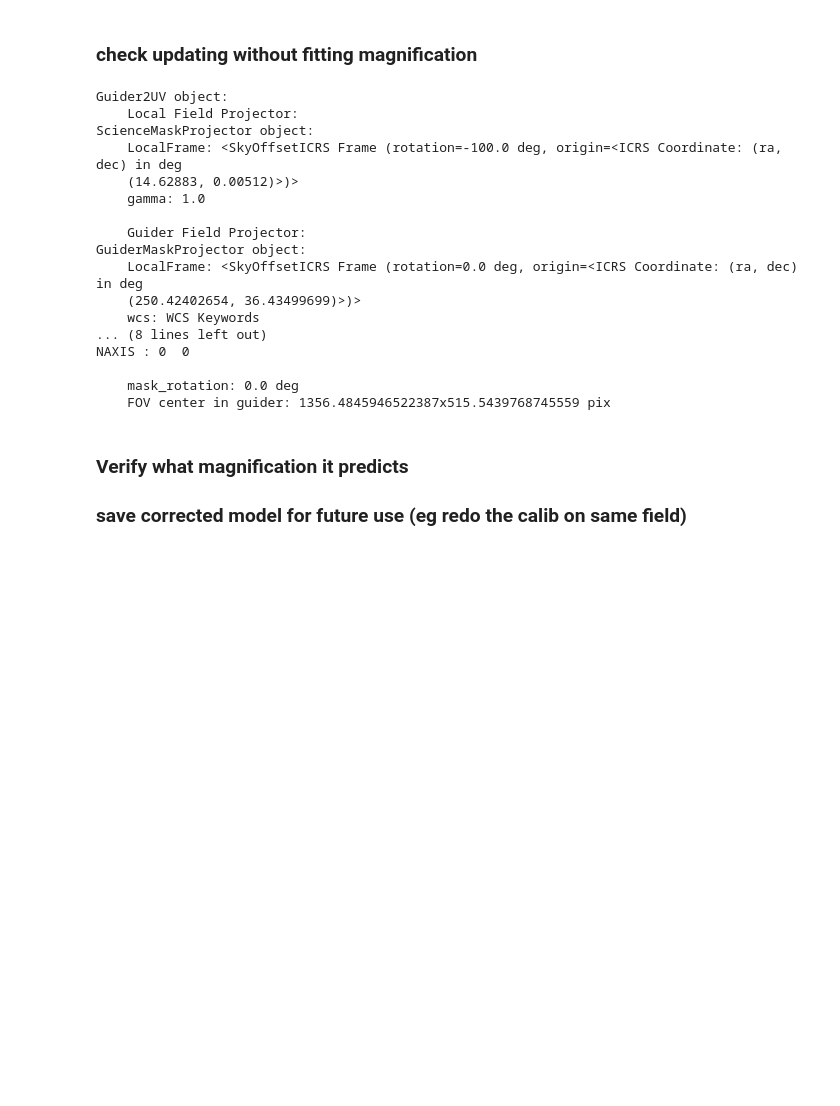
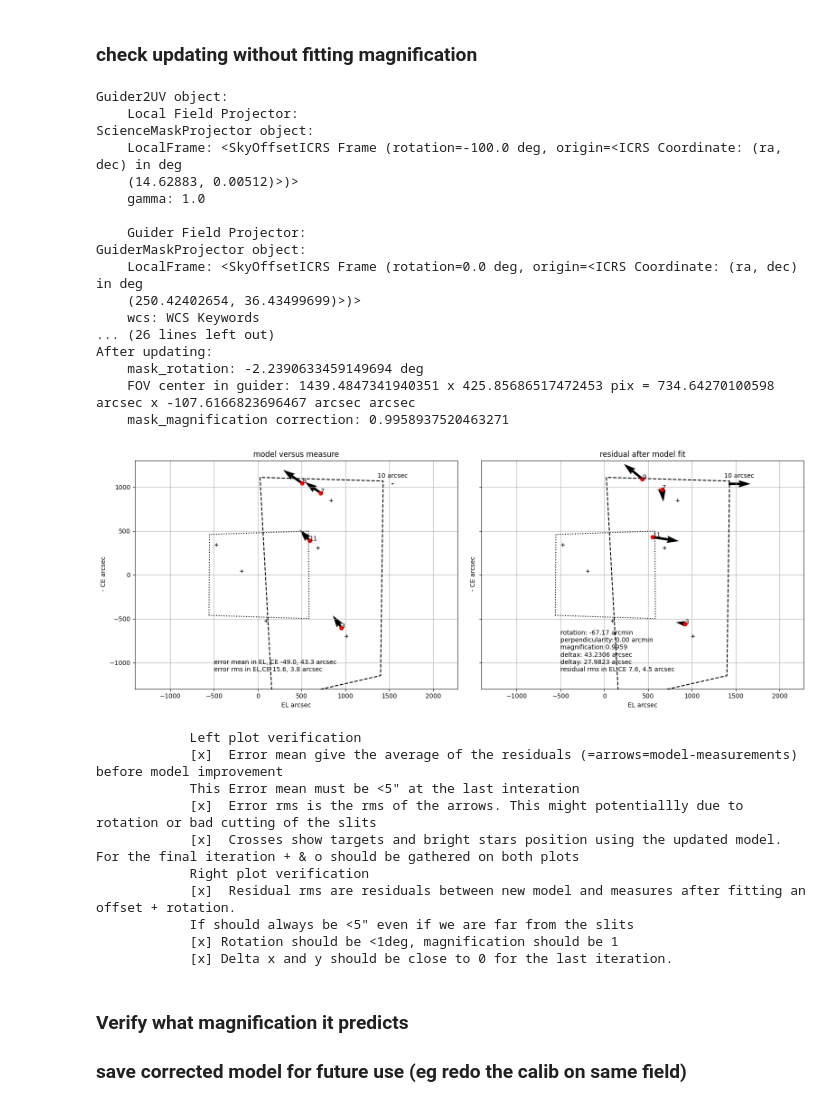
Before and after one commit to vpicouet/FireBallPipe, a Jupyter notebook: Notebook/2023/XY_2023_QSO_1_230621.ipynb, the cells around one changed output. Saved outputs shown, nothing was run; the diff lists cells and outputs as text; code cells hidden in the pictures; blank space fills up the shorter version.

```diff
--- a/Notebook/2023/XY_2023_QSO_1_230621.ipynb
+++ b/Notebook/2023/XY_2023_QSO_1_230621.ipynb
@@ -327,28 +336,39 @@ After updating:
 # %%
 G2UVtest=G2UV.copy()
 G2UVtest.FieldP.radial_mag_polynomial = (42.26134, 0., 0.)
 G2UVtest.FieldP.radial_mag_inv_polynomial = (1./42.26134, 0., 0.)
 G2UVtest.FieldP.gamma = 1.
 print(G2UVtest)
-G2UVcor_test, residuals = G2UVtest.update_model(slits_coord_valid, slits_coord_obs, labels=slits, plot=True, figsize=(16,6), gamma=True)
+G2UVcor_test, residuals = G2UVtest.update_model(slits_coord_valid, slits_coord_obs, labels=slits, plot=True, figsize=(16,6), gamma=True,selected_stars=stars_and_slits)
 # %% [output]
 Guider2UV object:
     Local Field Projector:
 ScienceMaskProjector object:
     LocalFrame: <SkyOffsetICRS Frame (rotation=-100.0 deg, origin=<ICRS Coordinate: (ra, dec) in deg
     (14.62883, 0.00512)>)>
     gamma: 1.0
 
     Guider Field Projector:
 GuiderMaskProjector object:
     LocalFrame: <SkyOffsetICRS Frame (rotation=0.0 deg, origin=<ICRS Coordinate: (ra, dec) in deg
     (250.42402654, 36.43499699)>)>
     wcs: WCS Keywords
-... (8 lines left out)
-NAXIS : 0  0
-
-    mask_rotation: 0.0 deg
-    FOV center in guider: 1356.4845946522387x515.5439768745559 pix
+... (26 lines left out)
+After updating:
+    mask_rotation: -2.2390633459149694 deg
+    FOV center in guider: 1439.4847341940351 x 425.85686517472453 pix = 734.64270100598 arcsec x -107.6166823696467 arcsec arcsec
+    mask_magnification correction: 0.9958937520463271
+[figure, added]
+            Left plot verification
+            [x]  Error mean give the average of the residuals (=arrows=model-measurements) before model improvement
+            This Error mean must be <5" at the last interation
+            [x]  Error rms is the rms of the arrows. This might potentiallly due to rotation or bad cutting of the slits
+            [x]  Crosses show targets and bright stars position using the updated model. For the final iteration + & o should be gathered on both plots
+            Right plot verification
+            [x]  Residual rms are residuals between new model and measures after fitting an offset + rotation.
+            If should always be <5" even if we are far from the slits
+            [x] Rotation should be <1deg, magnification should be 1
+            [x] Delta x and y should be close to 0 for the last iteration.
 # %% [markdown]
 ### Verify what magnification it predicts
 ### save corrected model for future use (eg redo the calib on same field)
```
Also changed, not shown: parts of 18 cells of this notebook, 30 other files.
